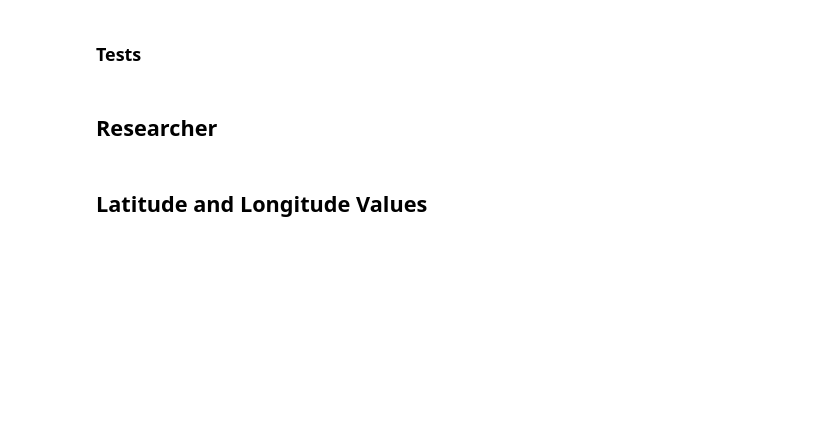
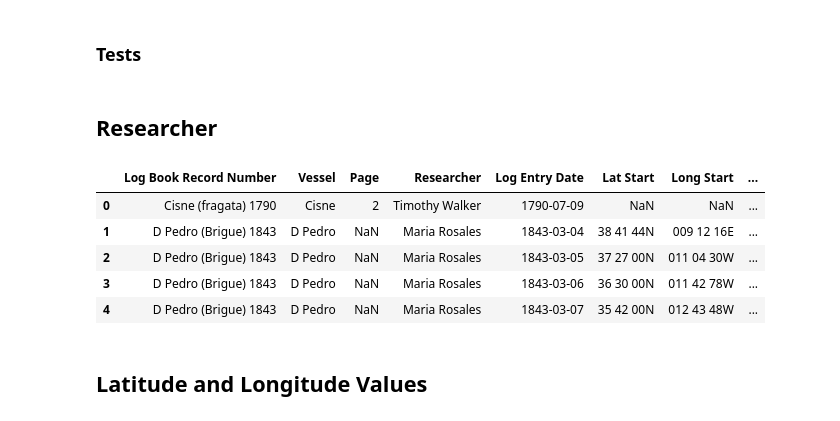
Before and after one commit to livia-freitas/SSF-2024-logbooks, a Jupyter notebook: processing_and_figures.ipynb, the cells around one changed output. Cells and saved outputs as stored; diff of their text form; code cells hidden in the pictures; blank space fills up the shorter version.

Commit message:
Added new procedures to get a valid dataframe.

```diff
--- a/processing_and_figures.ipynb
+++ b/processing_and_figures.ipynb
@@ -142,6 +183,14 @@ number of float entries: 1225
 # %%
 #df_u["Researcher"] = get_usable_series(df["Researcher"], new_series)
 #df_u.index[df_u['Researcher']=="Timothy Walker"].tolist()
+df.head()
+# %% [output]
+|  | Log Book Record Number | Vessel | Page | Researcher | Log Entry Date | Lat Start | Long Start | ... |
+| 0 | Cisne (fragata) 1790 | Cisne | 2 | Timothy Walker | 1790-07-09 | NaN | NaN | ... |
+| 1 | D Pedro (Brigue) 1843 | D Pedro | NaN | Maria Rosales | 1843-03-04 | 38 41 44N | 009 12 16E | ... |
+| 2 | D Pedro (Brigue) 1843 | D Pedro | NaN | Maria Rosales | 1843-03-05 | 37 27 00N | 011 04 30W | ... |
+| 3 | D Pedro (Brigue) 1843 | D Pedro | NaN | Maria Rosales | 1843-03-06 | 36 30 00N | 011 42 78W | ... |
+| 4 | D Pedro (Brigue) 1843 | D Pedro | NaN | Maria Rosales | 1843-03-07 | 35 42 00N | 012 43 48W | ... |
 # %% [markdown]
 ## Latitude and Longitude Values
 # %% [markdown]
```
Also changed, not shown: parts of 9 cells of this notebook.
